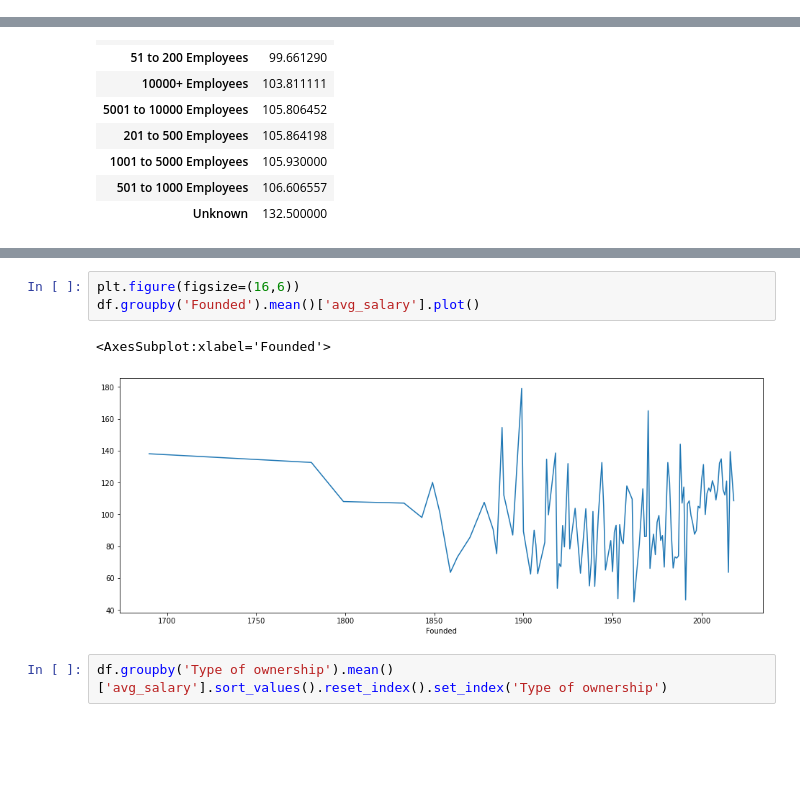
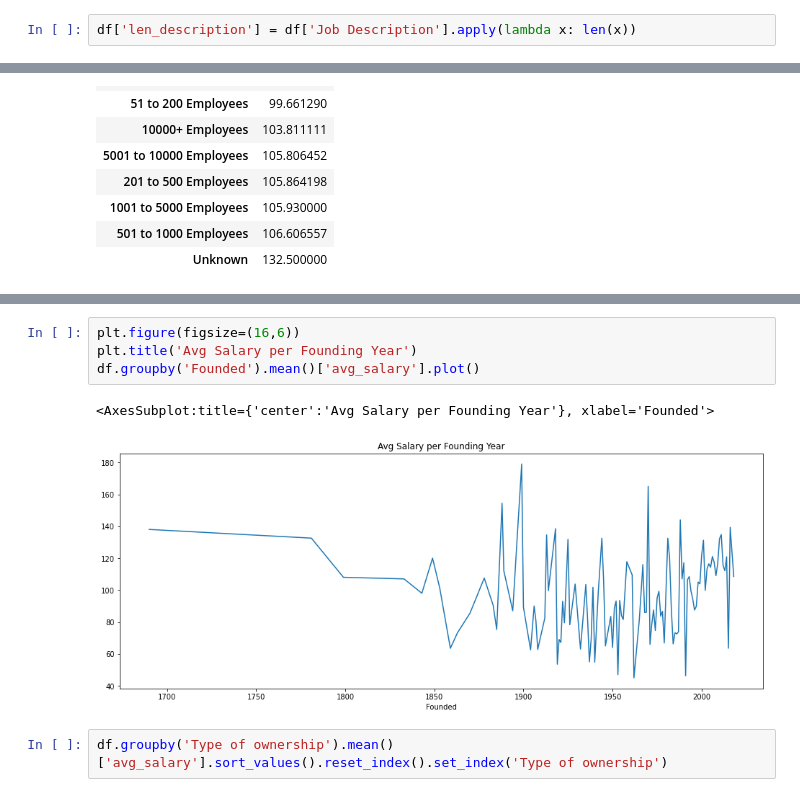
Before and after one commit to miiguelkf/DataScienceSalary, a Jupyter notebook: data_eda.ipynb, the cells around one changed output, grey strips where cells are left out. Saved outputs shown, nothing was run; the diff lists cells and outputs as text; blank space fills up the shorter version.

```diff
--- a/data_eda.ipynb
+++ b/data_eda.ipynb
@@ -234,3 +234,5 @@ for i, col in enumerate(columns):
 fig.tight_layout()
 # %% [output]
 [figure]
+# %%
+df['len_description'] = df['Job Description'].apply(lambda x: len(x))
@@ -303,9 +322,10 @@ df.groupby('Size').mean()['avg_salary'].sort_values().reset_index().set_index('S
 # %%
 plt.figure(figsize=(16,6))
+plt.title('Avg Salary per Founding Year')
 df.groupby('Founded').mean()['avg_salary'].plot()
 # %% [output]
-<AxesSubplot:xlabel='Founded'>
+<AxesSubplot:title={'center':'Avg Salary per Founding Year'}, xlabel='Founded'>
-[figure, old version]
+[figure, new version]
 # %%
 df.groupby('Type of ownership').mean()['avg_salary'].sort_values().reset_index().set_index('Type of ownership')
 # %% [output]
```
Also changed, not shown: parts of 5 cells of this notebook.
